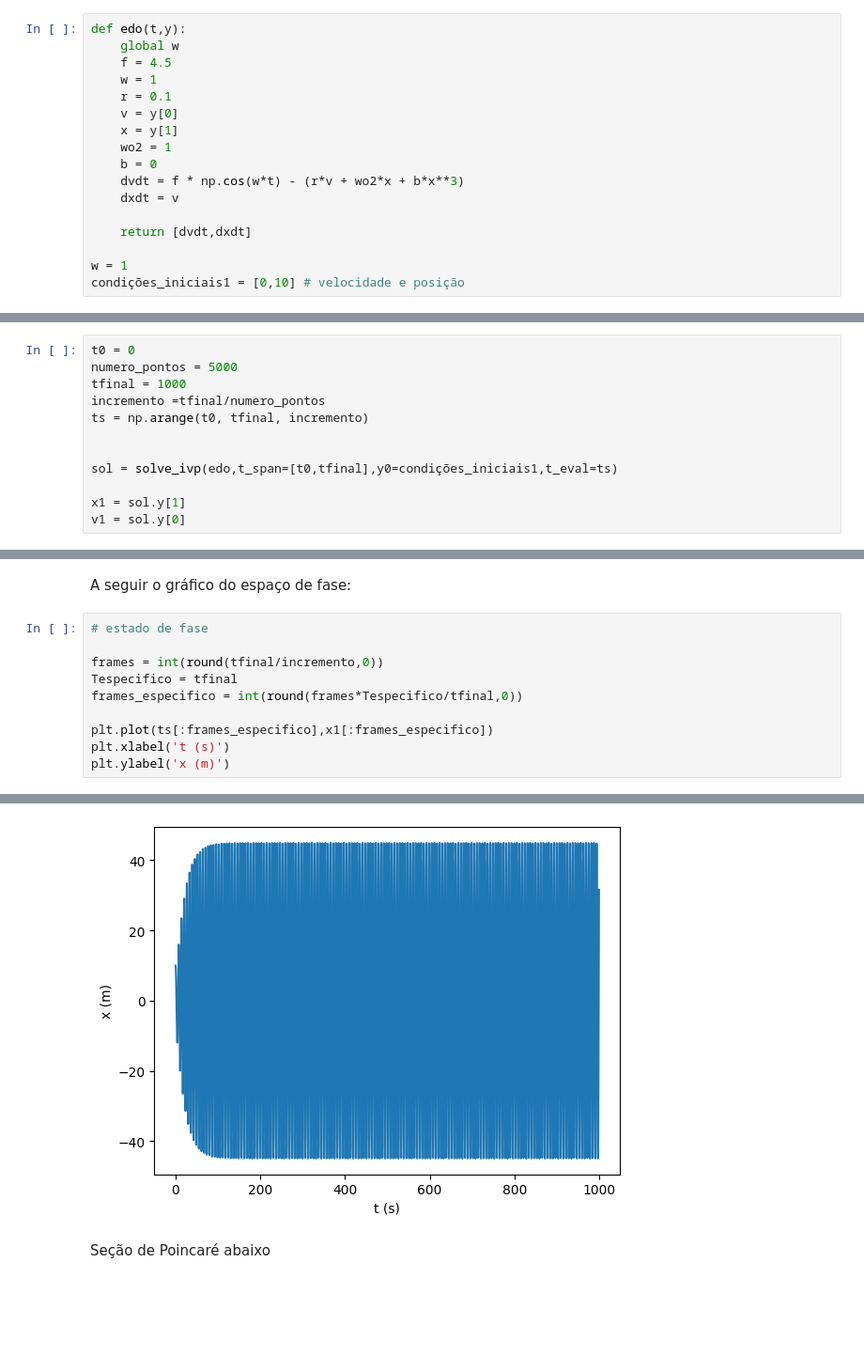
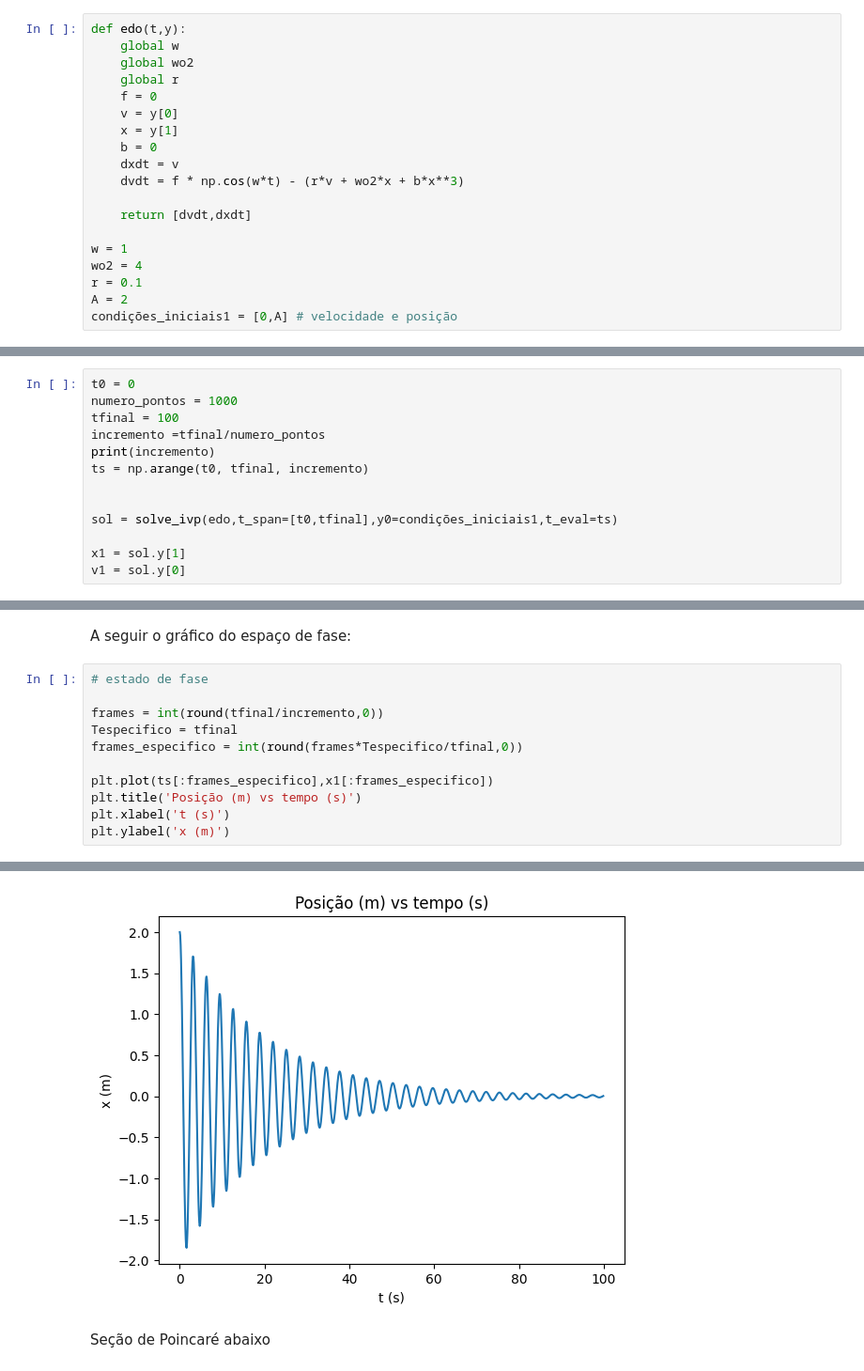
Before and after one commit to mickpires/Duffing-oscilator, a Jupyter notebook: oscilador amortecido.ipynb, the cells around one changed output, grey strips where cells are left out. Shown at 94% size. Saved outputs shown, nothing was run; the diff lists cells and outputs as text; blank space fills up the shorter version.

```diff
--- a/oscilador amortecido.ipynb
+++ b/oscilador amortecido.ipynb
@@ -22,20 +22,22 @@ $$\begin{align*}
 # %%
 def edo(t,y):
     global w
-    f = 4.5
-    w = 1
-    r = 0.1
+    global wo2
+    global r
+    f = 0
     v = y[0]
     x = y[1]
-    wo2 = 1
     b = 0
+    dxdt = v
     dvdt = f * np.cos(w*t) - (r*v + wo2*x + b*x**3)
-    dxdt = v
 
     return [dvdt,dxdt]
 
 w = 1
-condições_iniciais1 = [0,10] # velocidade e posição
+wo2 = 4
+r = 0.1
+A = 2
+condições_iniciais1 = [0,A] # velocidade e posição
 # %% [markdown]
 Para o calculo da seção de poincaré
 # %%
@@ -54,9 +56,10 @@ v1_poincare = sol_poincare.y[0]
 Para o calculo normal
 # %%
 t0 = 0
-numero_pontos = 5000
-tfinal = 1000
+numero_pontos = 1000
+tfinal = 100
 incremento =tfinal/numero_pontos
+print(incremento)
 ts = np.arange(t0, tfinal, incremento)
 
 
@@ -69,16 +74,17 @@ A seguir o gráfico do espaço de fase:
 # %%
 # estado de fase
 
 frames = int(round(tfinal/incremento,0))
 Tespecifico = tfinal
 frames_especifico = int(round(frames*Tespecifico/tfinal,0))
 
 plt.plot(ts[:frames_especifico],x1[:frames_especifico])
+plt.title('Posição (m) vs tempo (s)')
 plt.xlabel('t (s)')
 plt.ylabel('x (m)')
 # %% [output]
 Text(0, 0.5, 'x (m)')
-[figure, old version]
+[figure, new version]
 # %% [markdown]
 Seção de Poincaré abaixo
 # %%
```
Also changed, not shown: parts of 7 cells of this notebook, 1 other file.
